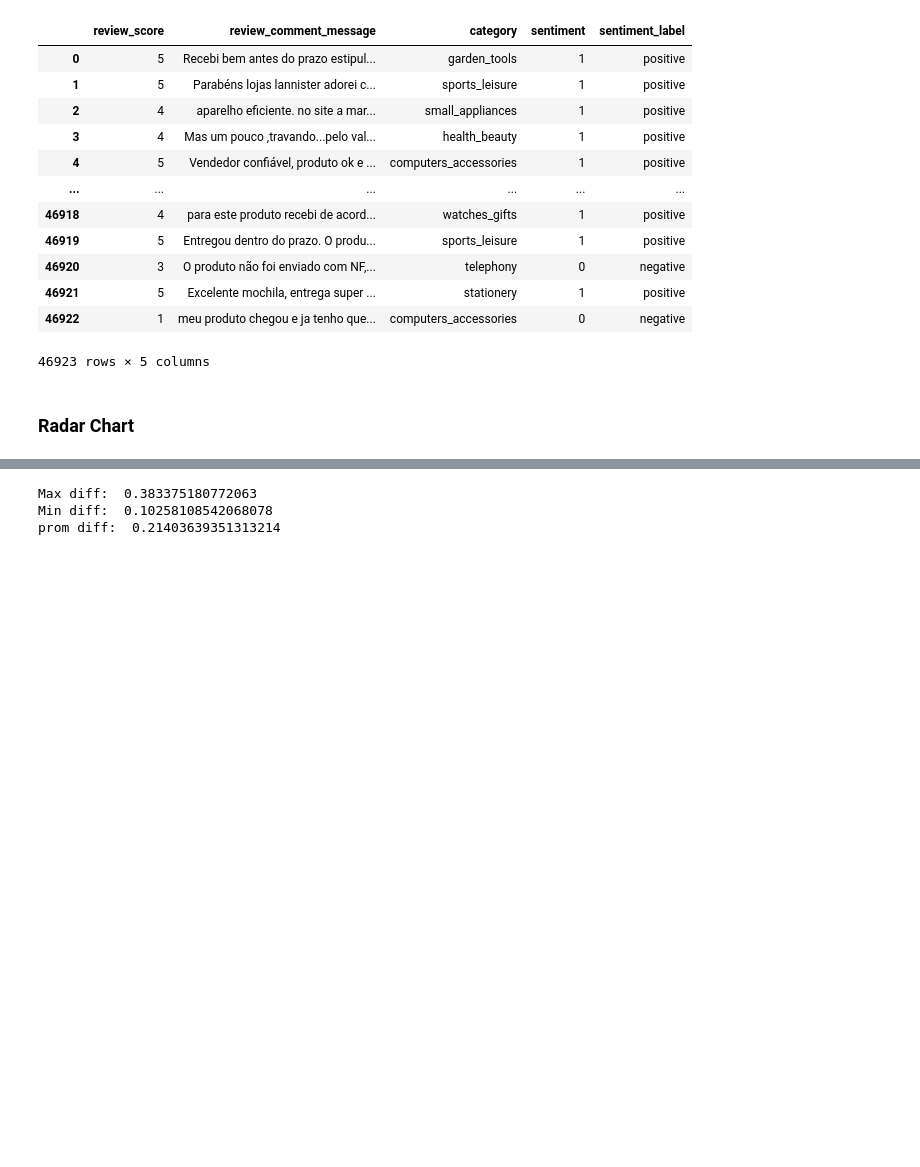
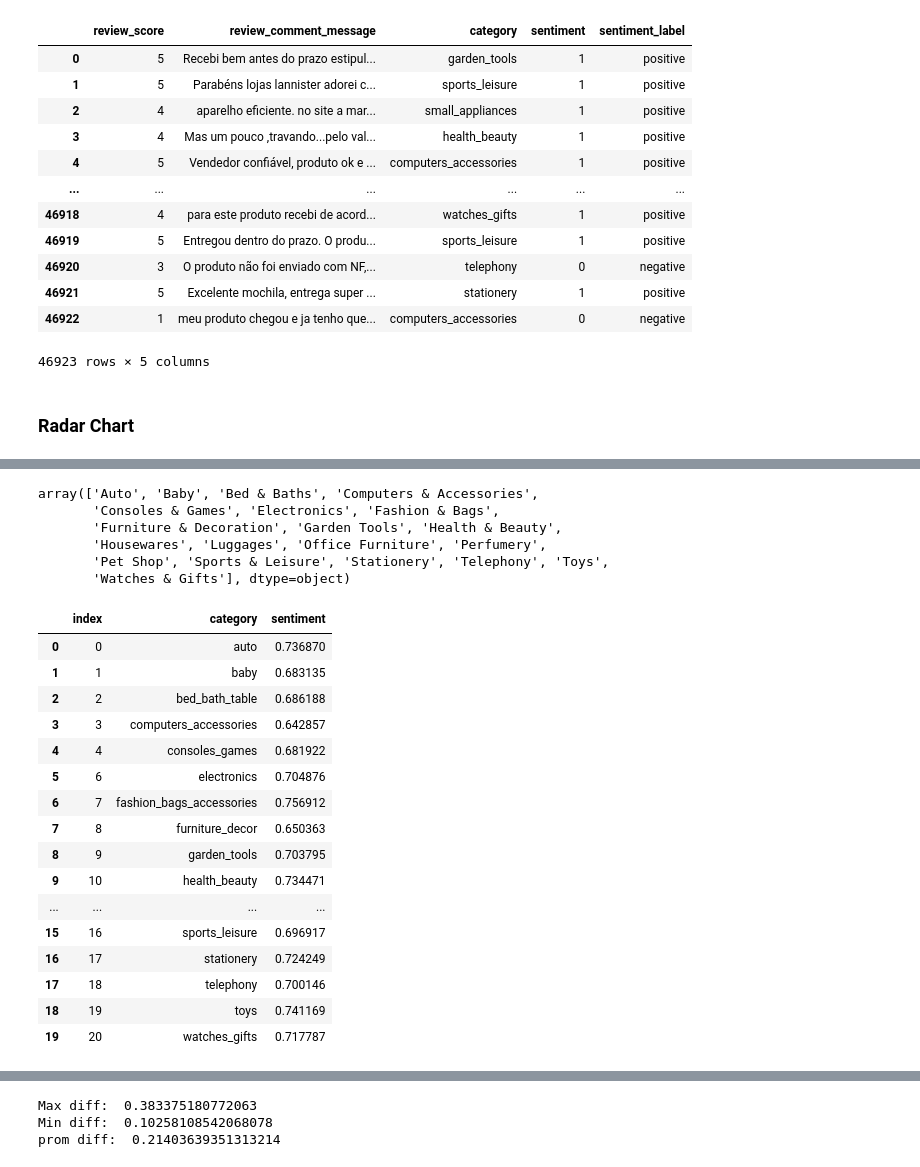
Before and after one commit to C10-Brazilian-e-commerce-modeling-team/brazilian-e-commerce, a Jupyter notebook: Data_analysis/ML_Models.ipynb, the cells around one changed output, grey strips where cells are left out. Cells and saved outputs as stored; diff of their text form; code cells hidden in the pictures; blank space fills up the shorter version.

```diff
--- a/Data_analysis/ML_Models.ipynb
+++ b/Data_analysis/ML_Models.ipynb
@@ -2763,6 +2774,56 @@ translated_revs = pd.merge(gped_external, translated_cats, on='category', how='l
 # %%
 translated_revs.fillna('sports_leisure', inplace=True)
 translated_revs.sort_values(by='product_category_name_english', inplace=True)
+# %%
+filt_olist['category'].unique()
+# %% [output]
+array(['Auto', 'Baby', 'Bed & Baths', 'Computers & Accessories',
+       'Consoles & Games', 'Electronics', 'Fashion & Bags',
+       'Furniture & Decoration', 'Garden Tools', 'Health & Beauty',
+       'Housewares', 'Luggages', 'Office Furniture', 'Perfumery',
+       'Pet Shop', 'Sports & Leisure', 'Stationery', 'Telephony', 'Toys',
+       'Watches & Gifts'], dtype=object)
+# %%
+category_dict = {'auto': 'Auto',
+ 'baby': 'Baby',
+ 'bed_bath_table': 'Bed & Baths',
+ 'computers_accessories': 'Computers & Accessories',
+ 'consoles_games': 'Consoles & Games',
+ 'electronics': 'Electronics',
+ 'fashion_bags_accessories': 'Fashion & Bags',
+ 'furniture_decor': 'Furniture & Decoration',
+ 'garden_tools': 'Garden Tools',
+ 'health_beauty': 'Health & Beauty',
+ 'housewares': 'Housewares',
+ 'luggage_accessories': 'Luggages',
+ 'office_furniture': 'Office Furniture',
+ 'perfumery': 'Perfumery',
+ 'pet_shop': 'Pet Shop',
+ 'sports_leisure': 'Sports & Leisure',
+ 'stationery': 'Stationery',
+ 'telephony': 'Telephony',
+ 'toys': 'Toys',
+ 'watches_gifts': 'Watches & Gifts'}
+# %%
+filt_olist['category'] = filt_olist['category'].apply(lambda x: category_dict[x])
+# %% [output]
+|  | index | category | sentiment |
+| 0 | 0 | auto | 0.736870 |
+| 1 | 1 | baby | 0.683135 |
+| 2 | 2 | bed_bath_table | 0.686188 |
+| 3 | 3 | computers_accessories | 0.642857 |
+| 4 | 4 | consoles_games | 0.681922 |
+| 5 | 6 | electronics | 0.704876 |
+| 6 | 7 | fashion_bags_accessories | 0.756912 |
+| 7 | 8 | furniture_decor | 0.650363 |
+| 8 | 9 | garden_tools | 0.703795 |
+| 9 | 10 | health_beauty | 0.734471 |
+| ... | ... | ... | ... |
+| 15 | 16 | sports_leisure | 0.696917 |
+| 16 | 17 | stationery | 0.724249 |
+| 17 | 18 | telephony | 0.700146 |
+| 18 | 19 | toys | 0.741169 |
+| 19 | 20 | watches_gifts | 0.717787 |
 # %%
 categories = filt_olist['category']
 
```
Also changed, not shown: parts of 15 cells of this notebook, 1 other file.
